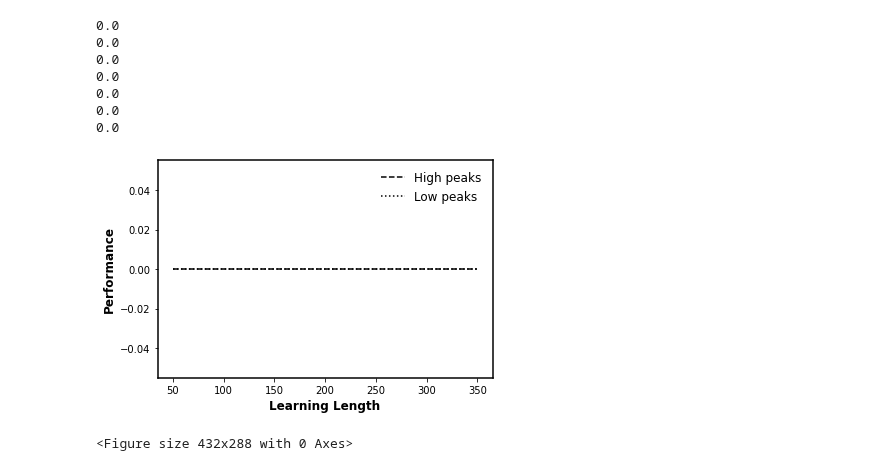
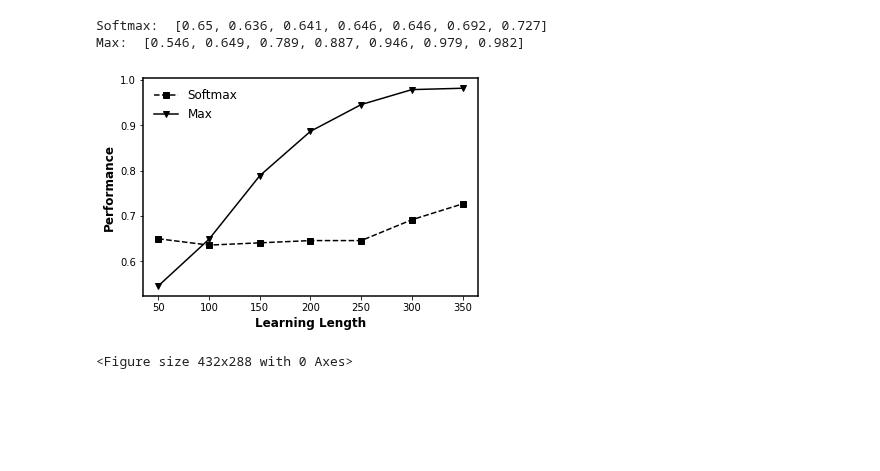
Before and after one commit to GrandJune/HAI, a Jupyter notebook: Fang2009/Results.ipynb, the cells around one changed output. Cells and saved outputs as stored; diff of their text form; code cells hidden in the pictures; blank space fills up the shorter version.

Commit message:
Initialize: Figure 1-performance across learning length
Figure 2-Informed across distance from low peaks

```diff
--- a/Fang2009/Results.ipynb
+++ b/Fang2009/Results.ipynb
@@ -48,42 +46,39 @@ plt.show()
 # %%
 import matplotlib.pyplot as plt
 import pickle
 legend_properties = {'weight':'bold'}
 
-data_folder = r"E:\data\hai-0307\Fang2009_4"
-high_peaks_across_learning_file = data_folder + r"\highs_across_learning_length"
-low_peaks_across_learning_file = data_folder + r"\lows_across_learning_length"
-with open(high_peaks_across_learning_file, 'rb') as infile:
-    high_peaks = pickle.load(infile)
-with open(low_peaks_across_learning_file, 'rb') as infile:
-    low_peaks = pickle.load(infile)
+data_folder = r"E:\data\hai-0307\Fang2009_5"
+performance_softmax_file = data_folder + r"\high_softmax_across_learning_length"
+performance_max_file = data_folder + r"\high_max_across_learning_length"
 
-for high, low in zip(high_peaks, low_peaks):
-    print(high + low)
+with open(performance_softmax_file, 'rb') as infile:
+    softmax_performance = pickle.load(infile)
+with open(performance_max_file, 'rb') as infile:
+    max_performance = pickle.load(infile)
 
+# for high, low in zip(high_peaks, low_peaks):
+#     print(high + low)
+print("Softmax: ", softmax_performance)
+print("Max: ", max_performance)
 # Performance
 x =  [50, 100, 150, 200, 250, 300, 350]
 fig, ax = plt.subplots()
 ax.spines["left"].set_linewidth(1.5)
 ax.spines["right"].set_linewidth(1.5)
 ax.spines["top"].set_linewidth(1.5)
 ax.spines["bottom"].set_linewidth(1.5)
-plt.plot(x, high_peaks, "k--", label="High peaks")
-plt.plot(x, low_peaks, "k:", label="Low peaks")
+plt.plot(x, softmax_performance, "k--s", label="Softmax")
+plt.plot(x, max_performance, "k-v", label="Max")
 plt.xlabel('Learning Length', fontweight='bold', fontsize=12)
 plt.ylabel('Performance', fontweight='bold', fontsize=12)
 # plt.xticks(x)
 plt.legend(frameon=False, ncol=1, fontsize=12)
-plt.savefig(data_folder + r"\HAI_performance.png", transparent=True, dpi=300)
+plt.savefig(data_folder + r"\Softmax_max_performance.png", transparent=True, dpi=300)
 plt.show()
 plt.clf()
 # %% [output]
-0.0
-0.0
-0.0
-0.0
-0.0
-0.0
-0.0
+Softmax:  [0.65, 0.636, 0.641, 0.646, 0.646, 0.692, 0.727]
+Max:  [0.546, 0.649, 0.789, 0.887, 0.946, 0.979, 0.982]
-[figure, old version]
+[figure, new version]
 <Figure size 432x288 with 0 Axes>
```
Also changed, not shown: parts of 2 cells of this notebook, 4 other files.
